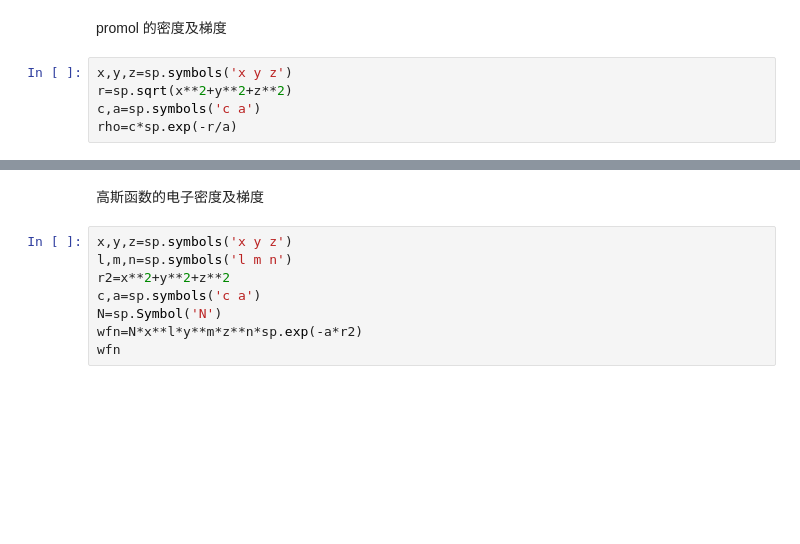
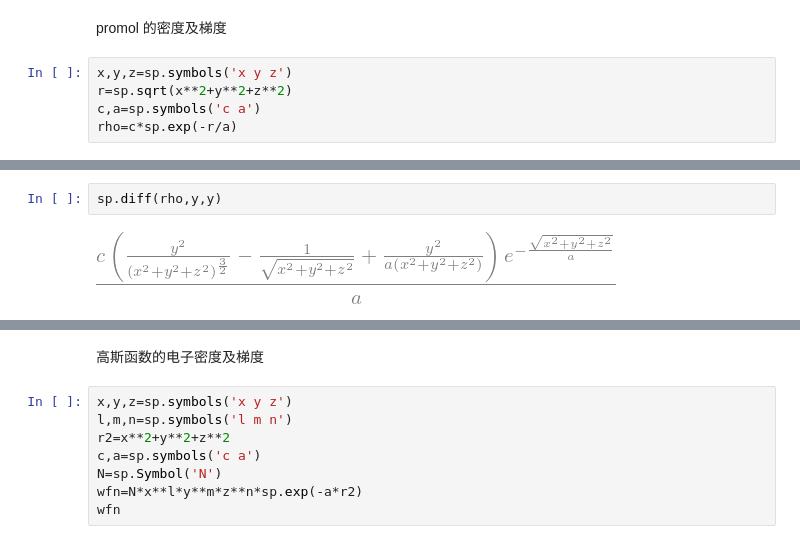
Before and after one commit to qmlCoder/pywfn, a Jupyter notebook: protos/密度梯度.ipynb, the cells around one changed output, grey strips where cells are left out. Saved outputs shown, nothing was run; the diff lists cells and outputs as text; blank space fills up the shorter version.

```diff
--- a/protos/密度梯度.ipynb
+++ b/protos/密度梯度.ipynb
@@ -15,0 +43,4 @@ $\displaystyle - \frac{c x e^{- \frac{\sqrt{x^{2} + y^{2} + z^{2}}}{a}}}{a \sqrt
+# %%
+sp.diff(rho,y,y)
+# %% [output]
+[figure, added]
```
Also changed, not shown: parts of 16 cells of this notebook, 33 other files.
